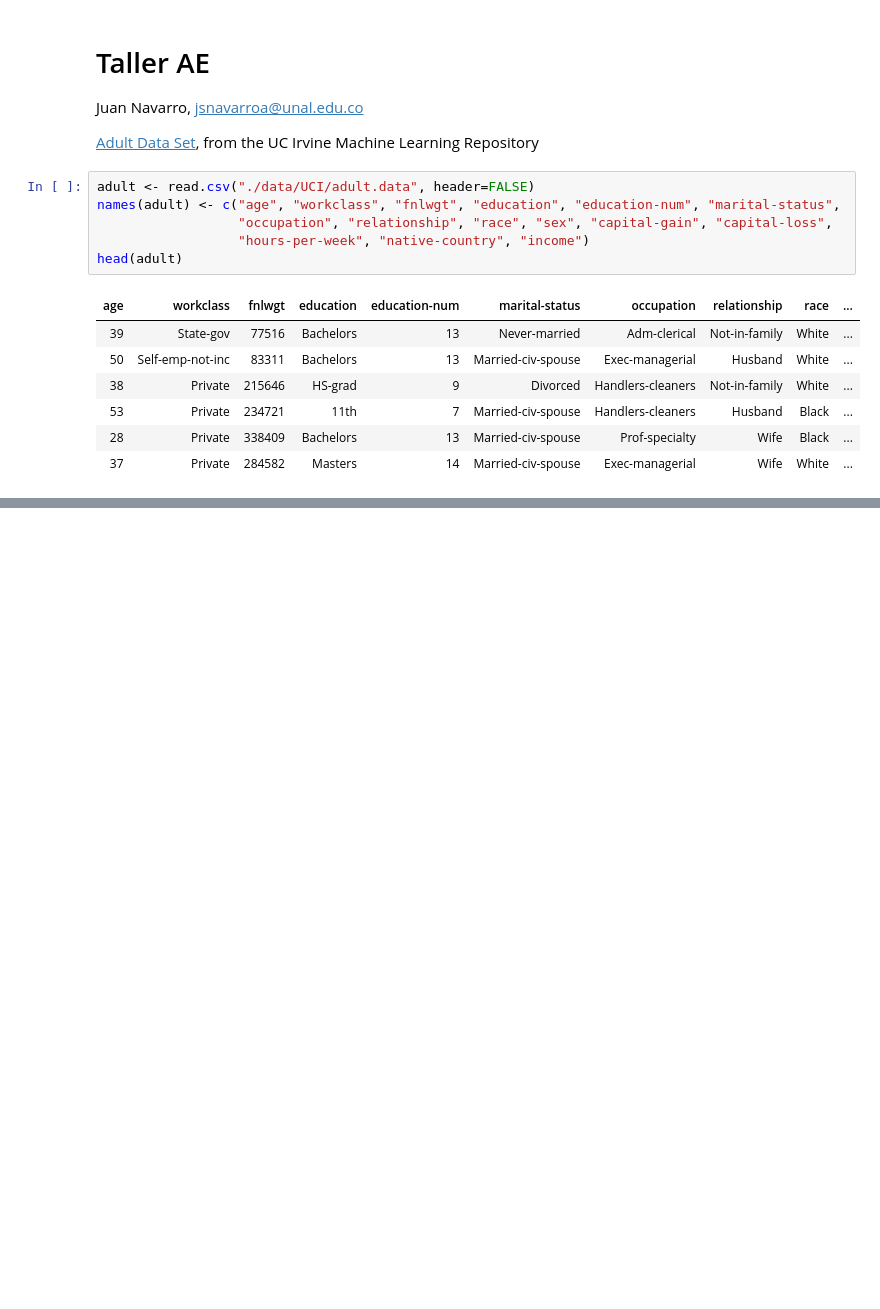
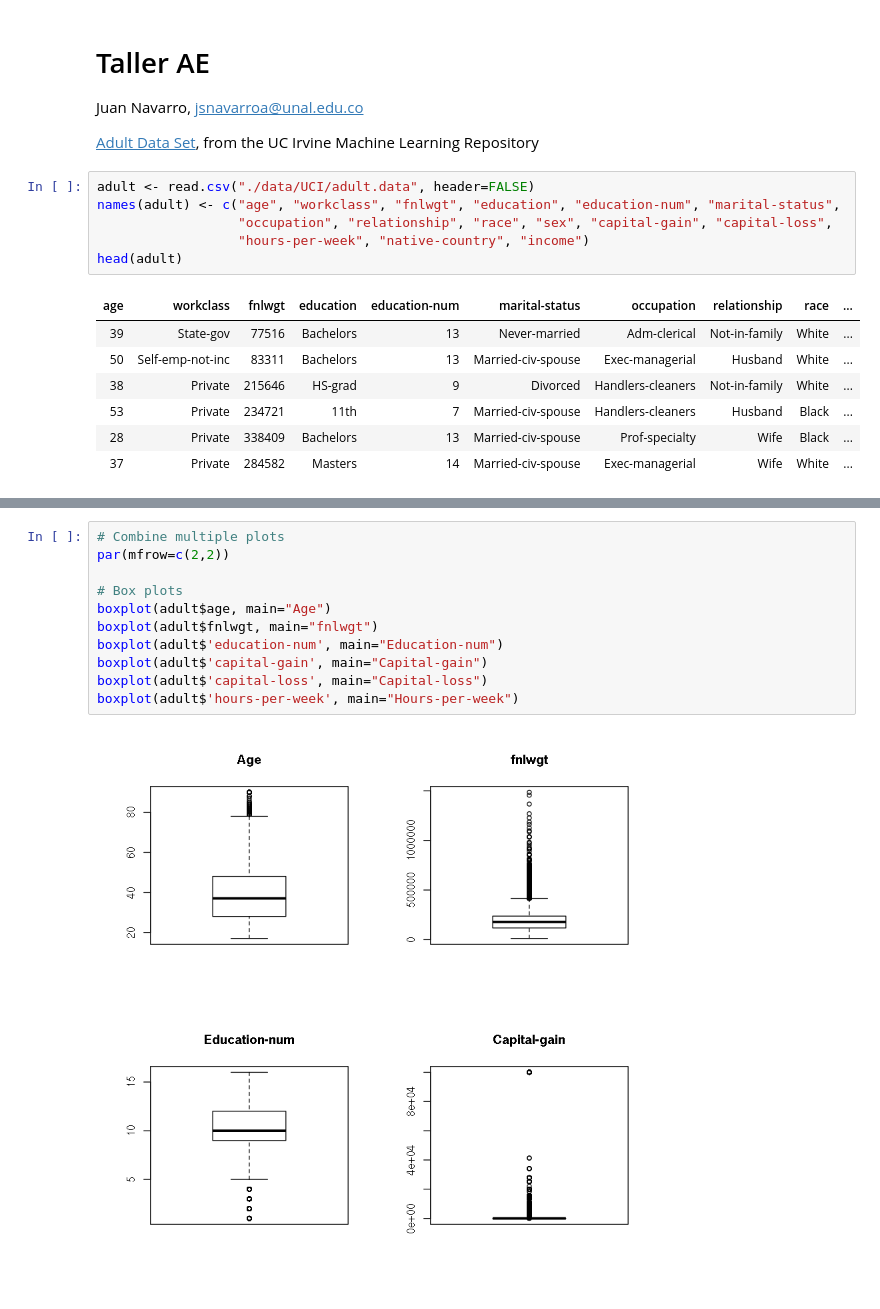
Before and after one commit to ingJSNA/dataMining2018, a Jupyter notebook: Taller AE.ipynb, the cells around one changed output, grey strips where cells are left out. Drawn from its saved outputs; the diff is of its cells as text; blank space fills up the shorter version.

```diff
--- a/Taller AE.ipynb
+++ b/Taller AE.ipynb
@@ -21,0 +109,13 @@ head(adult)
+# %%
+# Combine multiple plots
+par(mfrow=c(2,2))
+
+# Box plots
+boxplot(adult$age, main="Age")
+boxplot(adult$fnlwgt, main="fnlwgt")
+boxplot(adult$'education-num', main="Education-num")
+boxplot(adult$'capital-gain', main="Capital-gain")
+boxplot(adult$'capital-loss', main="Capital-loss")
+boxplot(adult$'hours-per-week', main="Hours-per-week")
+# %% [output]
+[figure, added]
```
Also changed, not shown: parts of 5 cells of this notebook.
